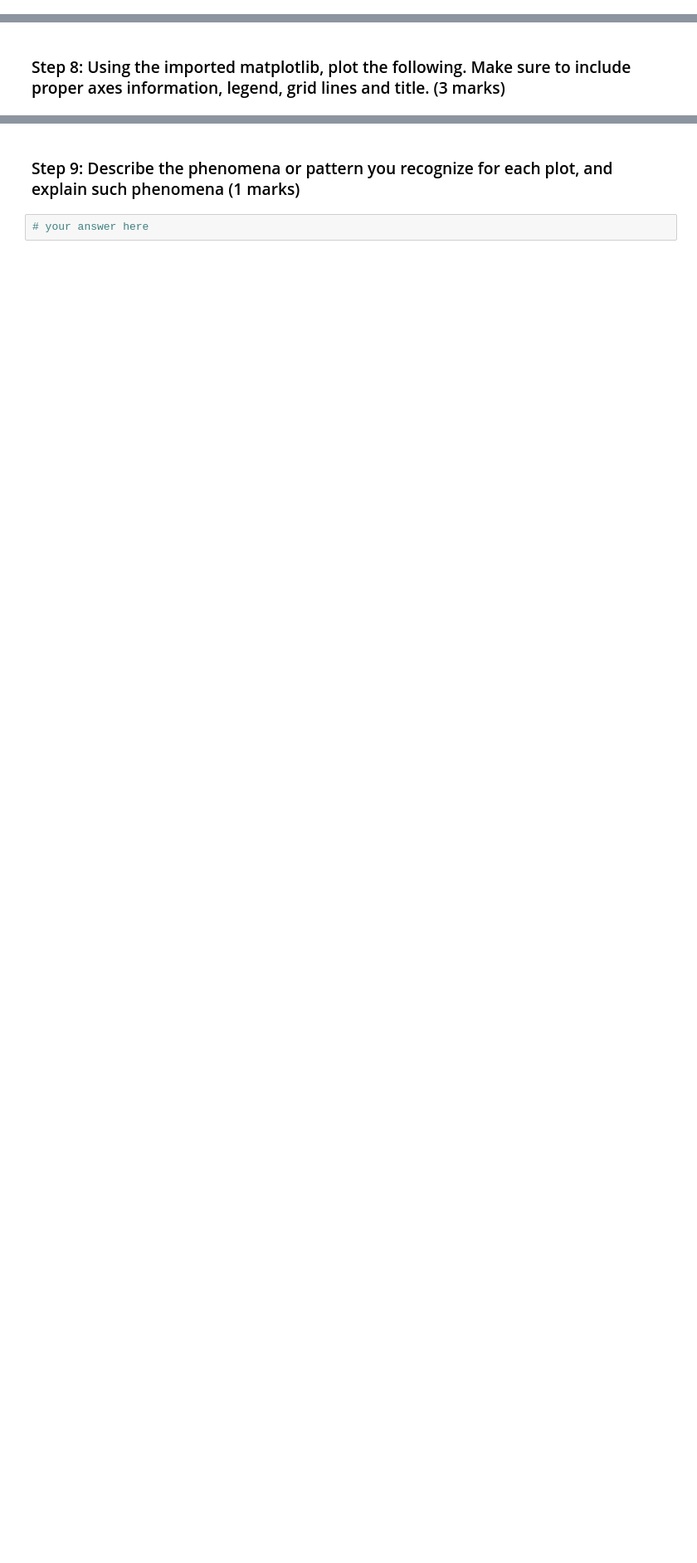
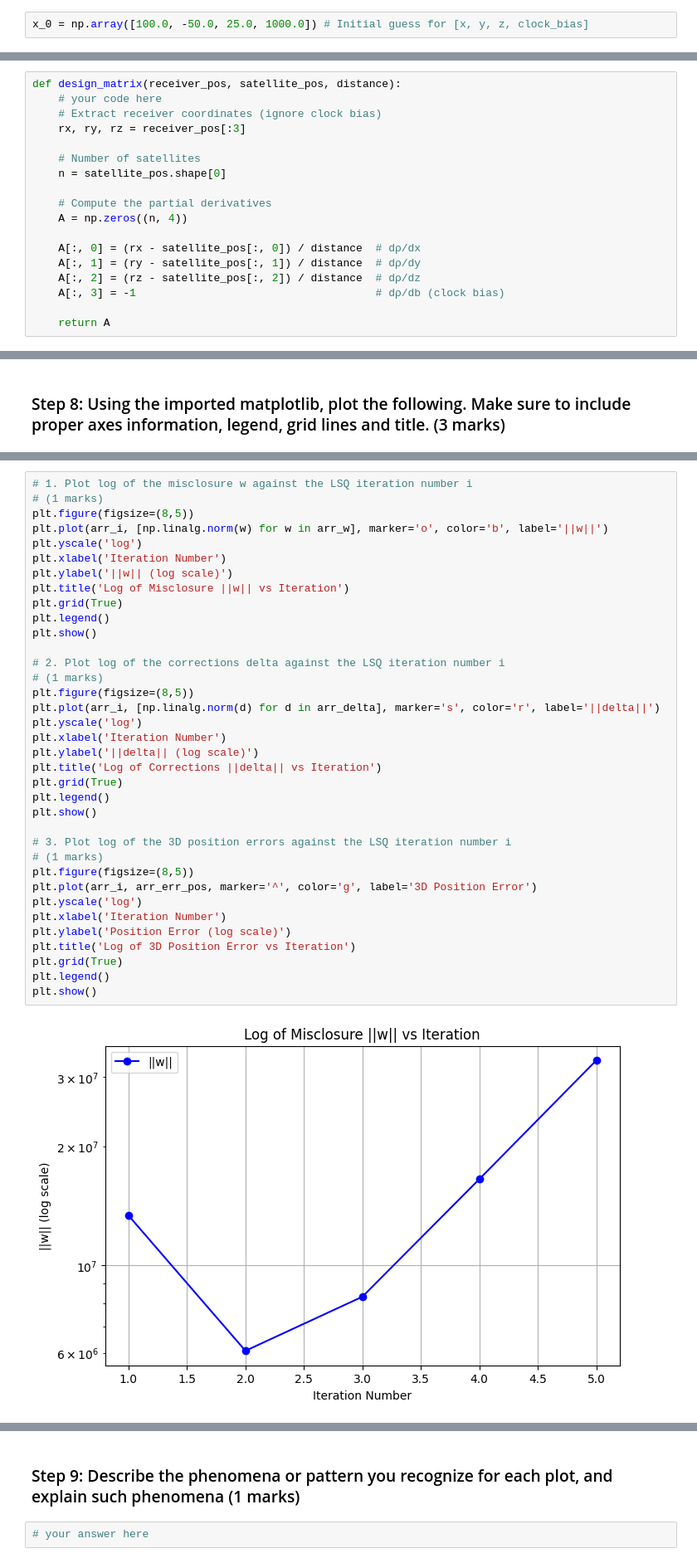
Before and after one commit to Rukkyn678/ENGG680_2025_Fall, a Jupyter notebook: Lab_Assignment2/Assignment2_Upload.ipynb, the cells around one changed output, grey strips where cells are left out. Shown: that part at 83% size. Cells and saved outputs as stored; diff of their text form; blank space fills up the shorter version.

```diff
--- a/Lab_Assignment2/Assignment2_Upload.ipynb
+++ b/Lab_Assignment2/Assignment2_Upload.ipynb
@@ -90,3 +130,5 @@ x_0 =
+# %%
+x_0 = np.array([100.0, -50.0, 25.0, 1000.0]) # Initial guess for [x, y, z, clock_bias]
 # %% [markdown]
 ### Step 3: initialize the corrections array as 10s, iteration loop counter i as zero and related arrays (1 mark)
 # %%
@@ -180,3 +217,21 @@ def design_matrix(receiver_pos, satellite_pos, distance):
+# %%
+def design_matrix(receiver_pos, satellite_pos, distance):
+    # your code here
+    # Extract receiver coordinates (ignore clock bias)
+    rx, ry, rz = receiver_pos[:3]
+
+    # Number of satellites
+    n = satellite_pos.shape[0]
+
+    # Compute the partial derivatives
+    A = np.zeros((n, 4))
+
+    A[:, 0] = (rx - satellite_pos[:, 0]) / distance  # dρ/dx
+    A[:, 1] = (ry - satellite_pos[:, 1]) / distance  # dρ/dy
+    A[:, 2] = (rz - satellite_pos[:, 2]) / distance  # dρ/dz
+    A[:, 3] = -1                                     # dρ/db (clock bias)
+
+    return A
 # %% [markdown]
 ### Step 5: start the iteration for the LSE (4 mark)
 
@@ -265,0 +375,38 @@ Print:
+# %%
+# 1. Plot log of the misclosure w against the LSQ iteration number i
+# (1 marks)
+plt.figure(figsize=(8,5))
+plt.plot(arr_i, [np.linalg.norm(w) for w in arr_w], marker='o', color='b', label='||w||')
+plt.yscale('log')
+plt.xlabel('Iteration Number')
+plt.ylabel('||w|| (log scale)')
+plt.title('Log of Misclosure ||w|| vs Iteration')
+plt.grid(True)
+plt.legend()
+plt.show()
+
+# 2. Plot log of the corrections delta against the LSQ iteration number i
+# (1 marks)
+plt.figure(figsize=(8,5))
+plt.plot(arr_i, [np.linalg.norm(d) for d in arr_delta], marker='s', color='r', label='||delta||')
+plt.yscale('log')
+plt.xlabel('Iteration Number')
+plt.ylabel('||delta|| (log scale)')
+plt.title('Log of Corrections ||delta|| vs Iteration')
+plt.grid(True)
+plt.legend()
+plt.show()
+
+# 3. Plot log of the 3D position errors against the LSQ iteration number i
+# (1 marks)
+plt.figure(figsize=(8,5))
+plt.plot(arr_i, arr_err_pos, marker='^', color='g', label='3D Position Error')
+plt.yscale('log')
+plt.xlabel('Iteration Number')
+plt.ylabel('Position Error (log scale)')
+plt.title('Log of 3D Position Error vs Iteration')
+plt.grid(True)
+plt.legend()
+plt.show()
+# %% [output]
+[figure, added]
```
Also changed, not shown: parts of 17 cells of this notebook, 1 other file.
